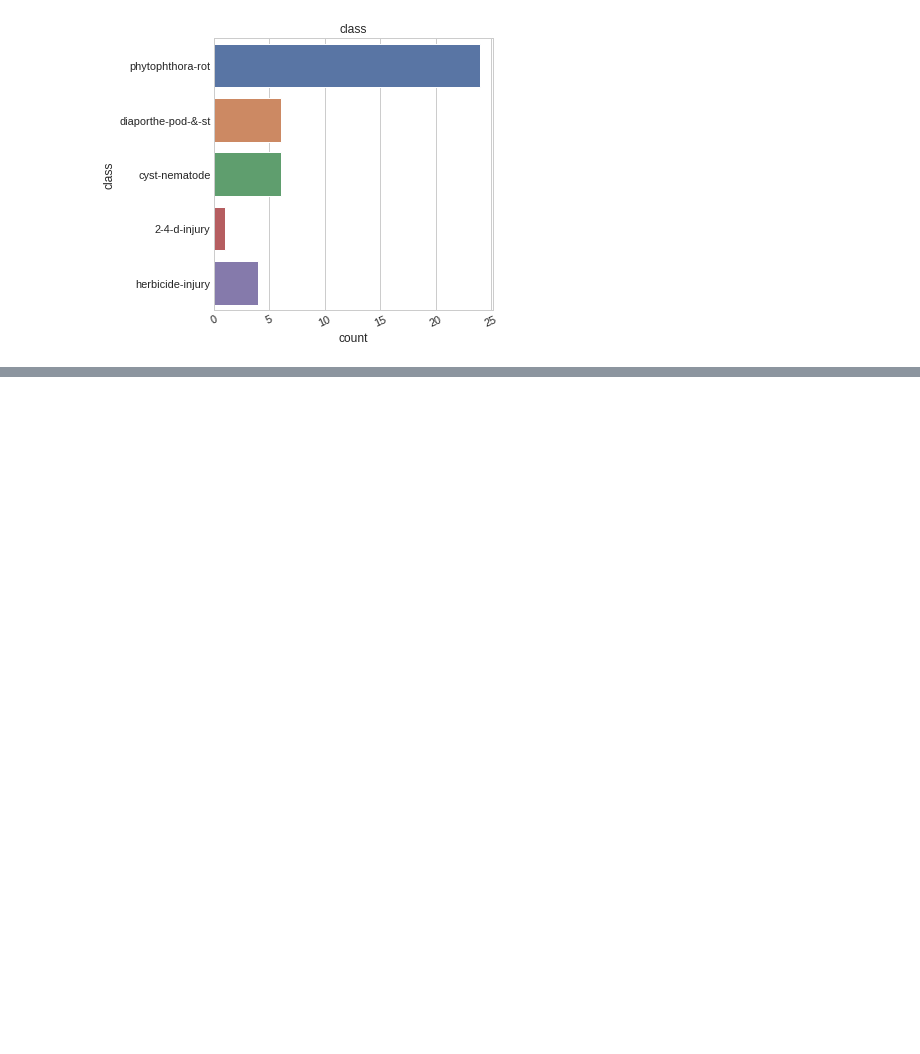
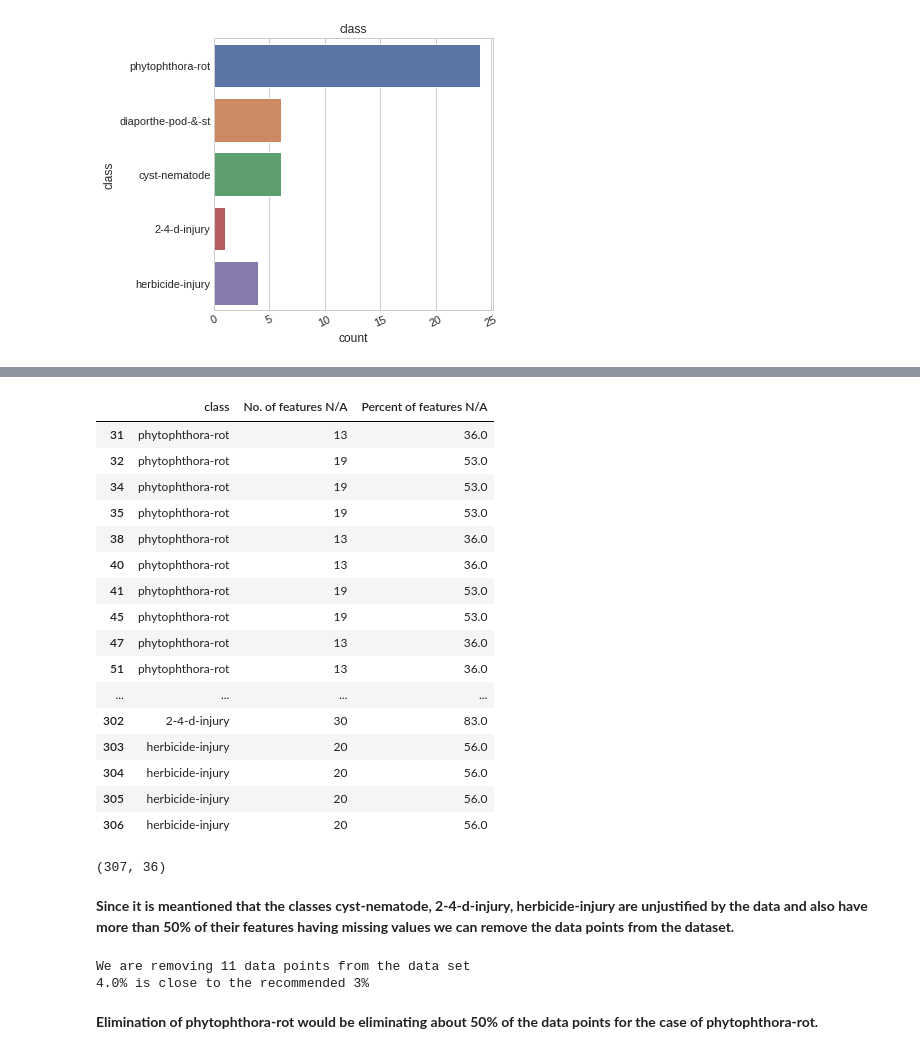
Before and after one commit to BongumusaSizwe/DVE, a Jupyter notebook: Assignment 1/Soybeans.ipynb, the cells around one changed output, grey strips where cells are left out. Cells and saved outputs as stored; diff of their text form; code cells hidden in the pictures; blank space fills up the shorter version.

```diff
--- a/Assignment 1/Soybeans.ipynb
+++ b/Assignment 1/Soybeans.ipynb
@@ -246,0 +255,48 @@ plot_distribution(null_data[['class']], cols=3, width=20, height=5, hspace=0.5,
+# %%
+perc_null = np.round(null_data.isnull().sum(axis = 1)/len(null_data.columns),decimals=2)*100
+null_counts = pd.concat([null_data['class'],null_data.isnull().sum(axis = 1),perc_null],ignore_index=True,axis=1)
+null_counts.columns =['class','No. of features N/A','Percent of features N/A']
+null_counts
+# %% [output]
+|  | class | No. of features N/A | Percent of features N/A |
+| 31 | phytophthora-rot | 13 | 36.0 |
+| 32 | phytophthora-rot | 19 | 53.0 |
+| 34 | phytophthora-rot | 19 | 53.0 |
+| 35 | phytophthora-rot | 19 | 53.0 |
+| 38 | phytophthora-rot | 13 | 36.0 |
+| 40 | phytophthora-rot | 13 | 36.0 |
+| 41 | phytophthora-rot | 19 | 53.0 |
+| 45 | phytophthora-rot | 19 | 53.0 |
+| 47 | phytophthora-rot | 13 | 36.0 |
+| 51 | phytophthora-rot | 13 | 36.0 |
+| ... | ... | ... | ... |
+| 302 | 2-4-d-injury | 30 | 83.0 |
+| 303 | herbicide-injury | 20 | 56.0 |
+| 304 | herbicide-injury | 20 | 56.0 |
+| 305 | herbicide-injury | 20 | 56.0 |
+| 306 | herbicide-injury | 20 | 56.0 |
+# %%
+# How much data would we lose?
+df.shape
+# %% [output]
+(307, 36)
+# %% [markdown]
+**Since it is meantioned that the classes cyst-nematode, 2-4-d-injury, herbicide-injury are unjustified by the data and also have more than 50% of their features having missing values we can remove the data points from the dataset.**
+# %%
+# Find index of rows to be dropped
+cols_to_drop = ['cyst-nematode', '2-4-d-injury', 'herbicide-injury']
+indices_to_drop = df[df['class'].isin(cols_to_drop) ].index
+
+# How much data would we lose?
+print(f'We are removing {len(df[df["class"].isin(cols_to_drop) ])} data points from the data set')
+
+# Percentage of data lost
+print( f'{np.round(len(df[df["class"].isin(cols_to_drop) ])/df.shape[0],2)*100}% is close to the recommended 3%' )
+
+# Drop rows
+df = df.drop(indices_to_drop)
+# %% [output]
+We are removing 11 data points from the data set
+4.0% is close to the recommended 3%
+# %% [markdown]
+**Elimination of phytophthora-rot would be eliminating about 50% of the data points for the case of phytophthora-rot.**
```
Also changed, not shown: parts of 13 cells of this notebook, 4 other files.
